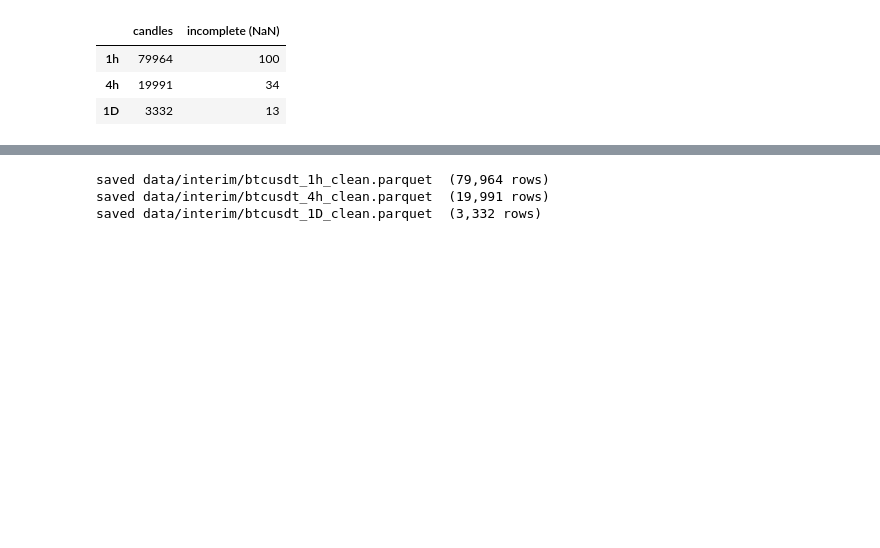
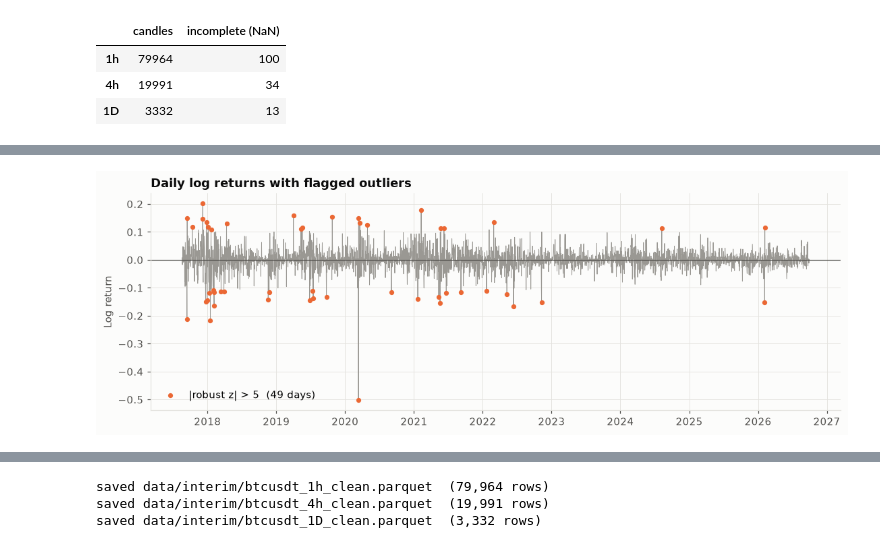
Before and after one commit to Gaston202/BitcoinPricePrediction, a Jupyter notebook: notebooks/02_data_quality.ipynb, the cells around one changed output, grey strips where cells are left out. Cells and saved outputs as stored; diff of their text form; code cells hidden in the pictures; blank space fills up the shorter version.

```diff
--- a/notebooks/02_data_quality.ipynb
+++ b/notebooks/02_data_quality.ipynb
@@ -154,0 +165,9 @@ pd.DataFrame({
+# %%
+daily = frames["1D"]
+candidates = pd.DataFrame({
+    "return": log_returns(daily["close"]),
+    "hl_range": np.log(daily["high"] / daily["low"]),
+}).dropna()
+flags = candidates.apply(flag_outliers)
+
+pd.DataFrame({"flagged days": flags.sum(), "% of days": 100 * flags.mean()}).style.format({"% of days": "{:.2f}"})
@@ -154,0 +198,13 @@ pd.DataFrame({
+# %%
+fig, ax = plt.subplots(figsize=(12, 3.8))
+r = candidates["return"]
+ax.plot(r.index, r, color=NEUTRAL, linewidth=0.6)
+ax.scatter(r.index[flags["return"]], r[flags["return"]], s=14, color=ORANGE, zorder=3,
+           label=f"|robust z| > {config.OUTLIER_Z:g}  ({flags['return'].sum()} days)")
+ax.axhline(0, color=TEXT_SECONDARY, linewidth=0.8)
+ax.set(title="Daily log returns with flagged outliers", ylabel="Log return")
+ax.legend(loc="lower left")
+save(fig, "02_outliers")
+plt.show()
+# %% [output]
+[figure, added]
```
Also changed, not shown: parts of 10 cells of this notebook, 17 other files.
